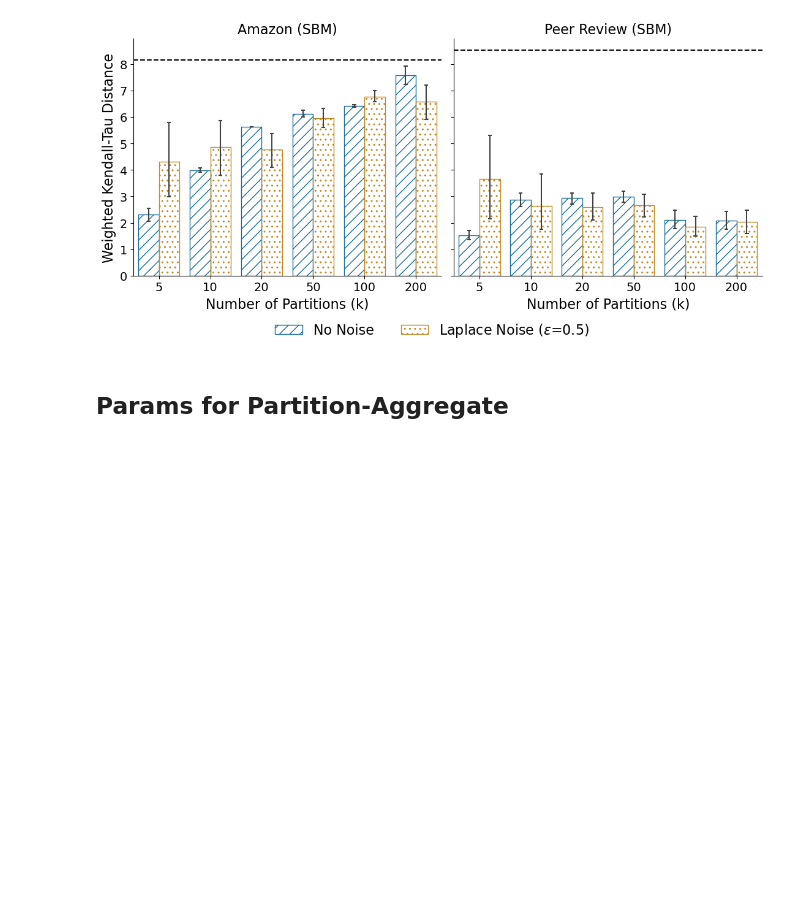
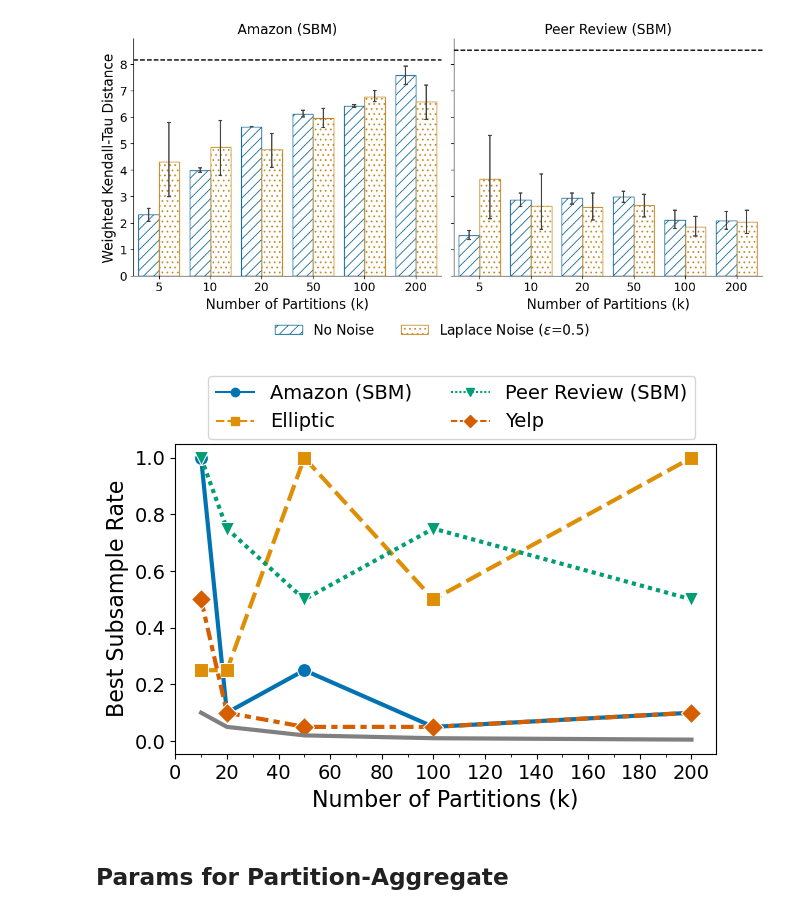
Before and after one commit to akgoldberg/private_fraud_benchmarking, a Jupyter notebook: visualizations.ipynb, the cells around one changed output. Cells and saved outputs as stored; diff of their text form; code cells hidden in the pictures; blank space fills up the shorter version.

```diff
--- a/visualizations.ipynb
+++ b/visualizations.ipynb
@@ -171,6 +171,37 @@ DATASETS = ['amazon_sbm', 'peer_review_sbm']
 plot_k_vs_kendalltau(df, SUB_RATE, DATASETS, EPS, random_baselines)
 # %% [output]
 [figure]
+# %%
+DATASETS = ['yelp', 'elliptic', 'amazon_sbm', 'peer_review_sbm']
+
+df_agg = df.groupby(['dataset', 'k', 'sub_rate', 'eps'])['dist'].mean().reset_index()
+df_plot = df_agg.groupby(['dataset', 'k', 'eps']).apply(lambda x: x[x['dist'] == x['dist'].min()])[['dist', 'sub_rate']].reset_index()
+df_plot = df_plot[df_plot.dataset.isin(DATASETS)]
+df_plot = df_plot[df_plot.k > 5]
+# %%
+# Best sub_rate as a function of k
+markers = ['o', 's', 'v', 'D', '<', 'd', '>']
+ax = sns.lineplot(data=df_plot[df_plot.eps == 5.], x='k', y='sub_rate', hue='dataset', palette='colorblind',
+              lw=3, markers=markers[:len(DATASETS)], style='dataset', markersize=10)
+
+ax.set_xlabel('Number of Partitions (k)', fontsize=16)
+ax.set_ylabel('Best Subsample Rate', fontsize=16)
+handles, labels = ax.get_legend_handles_labels()
+ax.legend(handles=handles, labels=[DATASET_NAMES[l] for l in labels], title_fontsize=16, fontsize=14, loc='upper right', ncols=2, bbox_to_anchor=(0.98, 1.25))
+
+xs = df_plot.k.unique()
+ys = [1./k for k in xs]
+ax.plot(xs, ys, '-', label='1/k', lw=3, color='grey')
+
+ax.tick_params(axis='both', which='major', labelsize=14)
+ax.set_xticks(range(0,210, 20))
+# minor ticks every 10 on x axis
+ax.set_xticks(range(0,210, 10), minor=True)
+plt.tight_layout()
+
+plt.savefig('results/figures/best_subrate_vs_k.pdf')
+# %% [output]
+[figure, added]
 # %% [markdown]
 ## Params for Partition-Aggregate
 # %%
```
Also changed, not shown: parts of 6 cells of this notebook, 1 other file.
